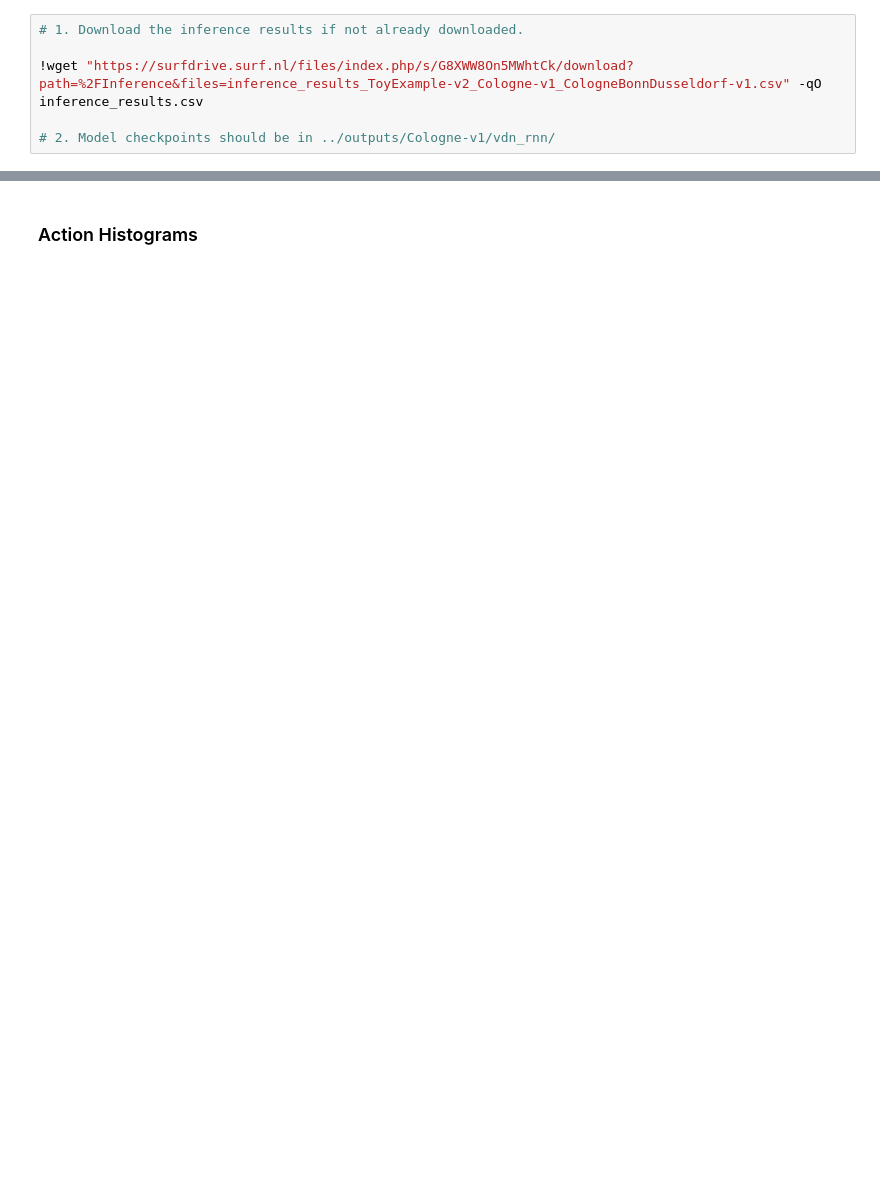
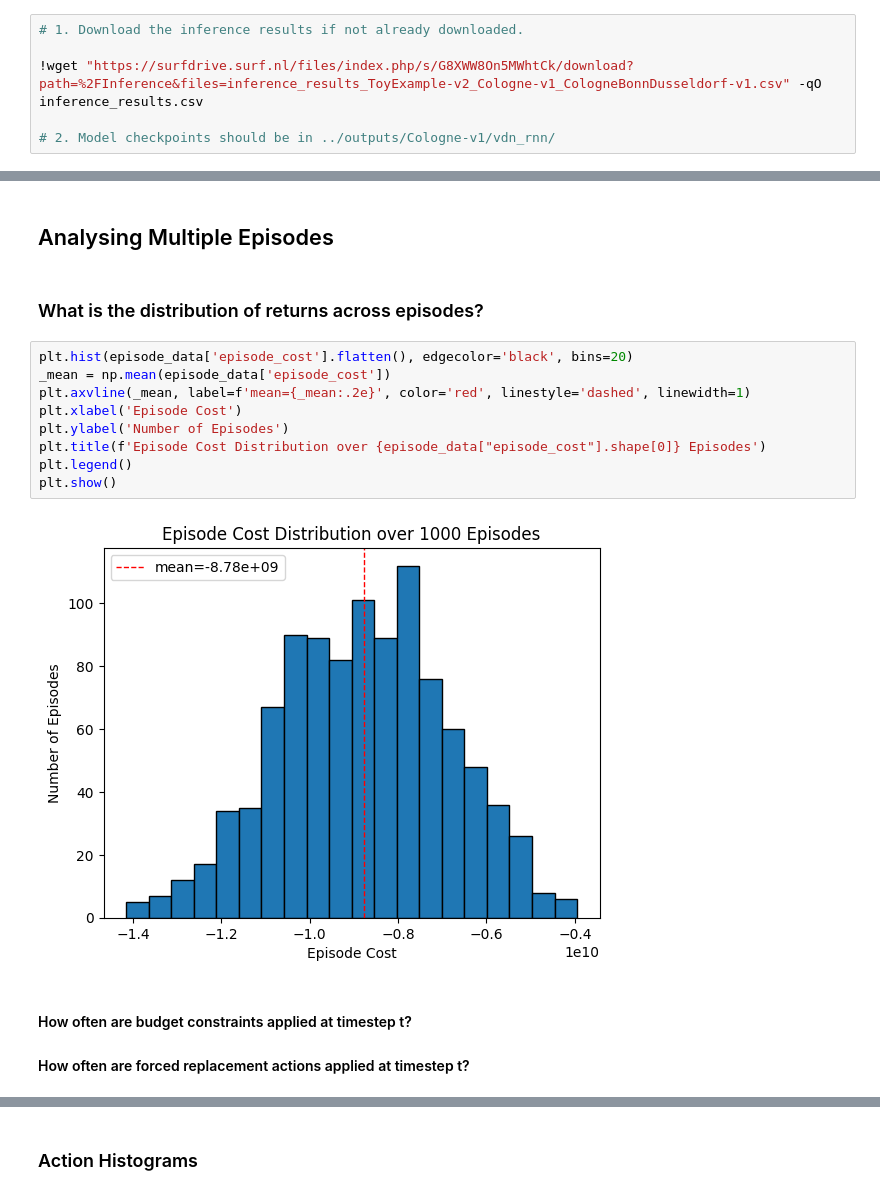
Before and after one commit to AI-for-Infrastructure-Management/imp-act-JaxMARL, a Jupyter notebook: evaluation/rollout_data_analysis.ipynb, the cells around one changed output, grey strips where cells are left out. Saved outputs shown, nothing was run; the diff lists cells and outputs as text; blank space fills up the shorter version.

```diff
--- a/evaluation/rollout_data_analysis.ipynb
+++ b/evaluation/rollout_data_analysis.ipynb
@@ -38,0 +58,18 @@ Array(0.25966, dtype=float32)
+# %% [markdown]
+## Analysing Multiple Episodes
+# %% [markdown]
+### What is the distribution of returns across episodes?
+# %%
+plt.hist(episode_data['episode_cost'].flatten(), edgecolor='black', bins=20)
+_mean = np.mean(episode_data['episode_cost'])
+plt.axvline(_mean, label=f'mean={_mean:.2e}', color='red', linestyle='dashed', linewidth=1)
+plt.xlabel('Episode Cost')
+plt.ylabel('Number of Episodes')
+plt.title(f'Episode Cost Distribution over {episode_data["episode_cost"].shape[0]} Episodes')
+plt.legend()
+plt.show()
+# %% [output]
+[figure, added]
+# %% [markdown]
+#### How often are budget constraints applied at timestep t?
+#### How often are forced replacement actions applied at timestep t?
```
Also changed, not shown: parts of 21 cells of this notebook, 3 other files.
